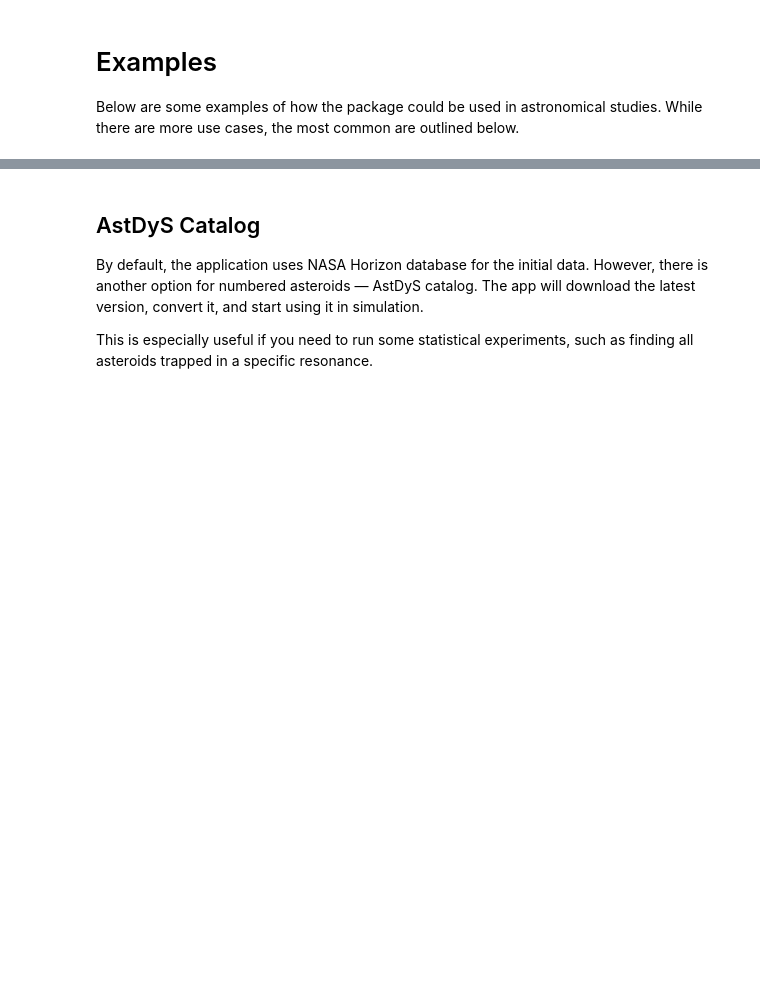
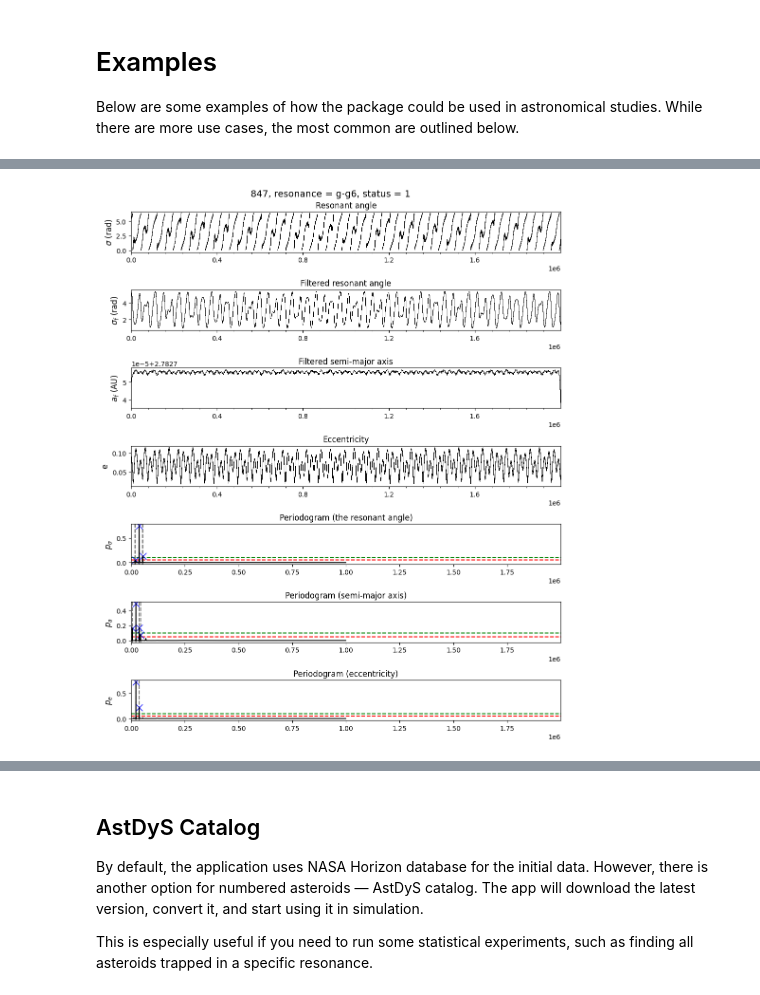
Before and after one commit to smirik/resonances, a Jupyter notebook: docs/examples.ipynb, the cells around one changed output, grey strips where cells are left out. Drawn from its saved outputs; the diff is of its cells as text; code cells hidden in the pictures; blank space fills up the shorter version.

```diff
--- a/docs/examples.ipynb
+++ b/docs/examples.ipynb
@@ -4,0 +51,89 @@ Below are some examples of how the package could be used in astronomical studies
+# %%
+import resonances
+import numpy as np
+
+config = {
+    'plot': 'all',
+    'save': 'all',
+    'integration_years': 1000000,  # 1,000,000 years integration
+    'oscillations_cutoff': 0.00005, # 20,000 yrs
+    'libration_period_min': 10000,
+    'libration_period_critical': 40000,
+    'periodogram_frequency_min': 0.000001, # 1 Myr
+    'periodogram_frequency_max': 0.0002, # 5,000 yrs
+    'image_type': 'png',
+    'plot_type': 'both',
+    'dt': 1.0,
+    'integrator': 'saba(10,6,4)',
+}
+
+z1_asteroids = [847, 363, 1020]
+z2_asteroids = [8089]
+
+z1_resonance = resonances.GeneralSecularResonance(formula='g-g6')
+print(f"Testing z1 secular resonance: {z1_resonance.to_s()}")
+
+z2_resonance = resonances.GeneralSecularResonance(formula='2(g-g6)+(s-s6)')
+print(f"Testing z2 secular resonance: {z2_resonance.to_s()}")
+
+# Create simulation
+sim = resonances.Simulation(
+    name="test_z1_secular",
+    tmax=int(2000000 * 2 * np.pi),
+    **config,
+)
+
+sim.create_solar_system()
+
+# Add asteroids to check for z1 resonance
+for asteroid in z1_asteroids:
+    sim.add_body(asteroid, z1_resonance, name=f"{asteroid}")
+    print(f"Added asteroid {asteroid} to check for z1 resonance")
+
+# Add asteroids to check for z2 resonance
+for asteroid in z2_asteroids:
+    sim.add_body(asteroid, z2_resonance, name=f"{asteroid}")
+    print(f"Added asteroid {asteroid} to check for z2 resonance")
+
+# Run the simulation
+print("\nRunning simulation...")
+sim.run(progress=True)
+
+# Get results
+summary = sim.data_manager.get_simulation_summary(sim.bodies)
+print("\n" + "=" * 60)
+print("RESULTS: Secular Resonance Checks")
+print("=" * 60)
+
+# Helper function to interpret status
+def interpret_status(status):
+    # Status meanings:
+    # 0 = circulation (not in resonance)
+    # 1 = transient
+    # 2 = libration (in resonance)
+    # -1, -2 = controversial (transient or pure)
+
+    if abs(status) == 2:
+        return "✓ YES - Strong libration detected (in resonance)"
+    elif abs(status) == 0:
+        return "✗ NO - Circulation detected (not in resonance)"
+    elif status == 1:
+        return "? TRANSIENT"
+    else:
+        return f"? CONTROVERSIAL (status={status})"
+
+
+# Display z1 results
+print("\nz1 resonance (g-g6):")
+for asteroid in z1_asteroids:
+    status = summary.loc[(summary['name'] == str(asteroid)) & (summary['resonance'] == 'g-g6'), 'status'].iloc[0]
+    result = interpret_status(status)
+    print(f"  Asteroid {asteroid:4d}: {result}")
+
+# Display z2 results
+print("\nz2 resonance (2(g-g6)+(s-s6)):")
+for asteroid in z2_asteroids:
+    status = summary.loc[(summary['name'] == str(asteroid)) & (summary['resonance'] == '2(g-g6)+(s-s6)'), 'status'].iloc[0]
+    result = interpret_status(status)
+    print(f"  Asteroid {asteroid:4d}: {result}")
+# %% [output]
@@ -4,0 +148 @@ Below are some examples of how the package could be used in astronomical studies
+[figure, added]
```
Also changed, not shown: parts of 4 cells of this notebook.
